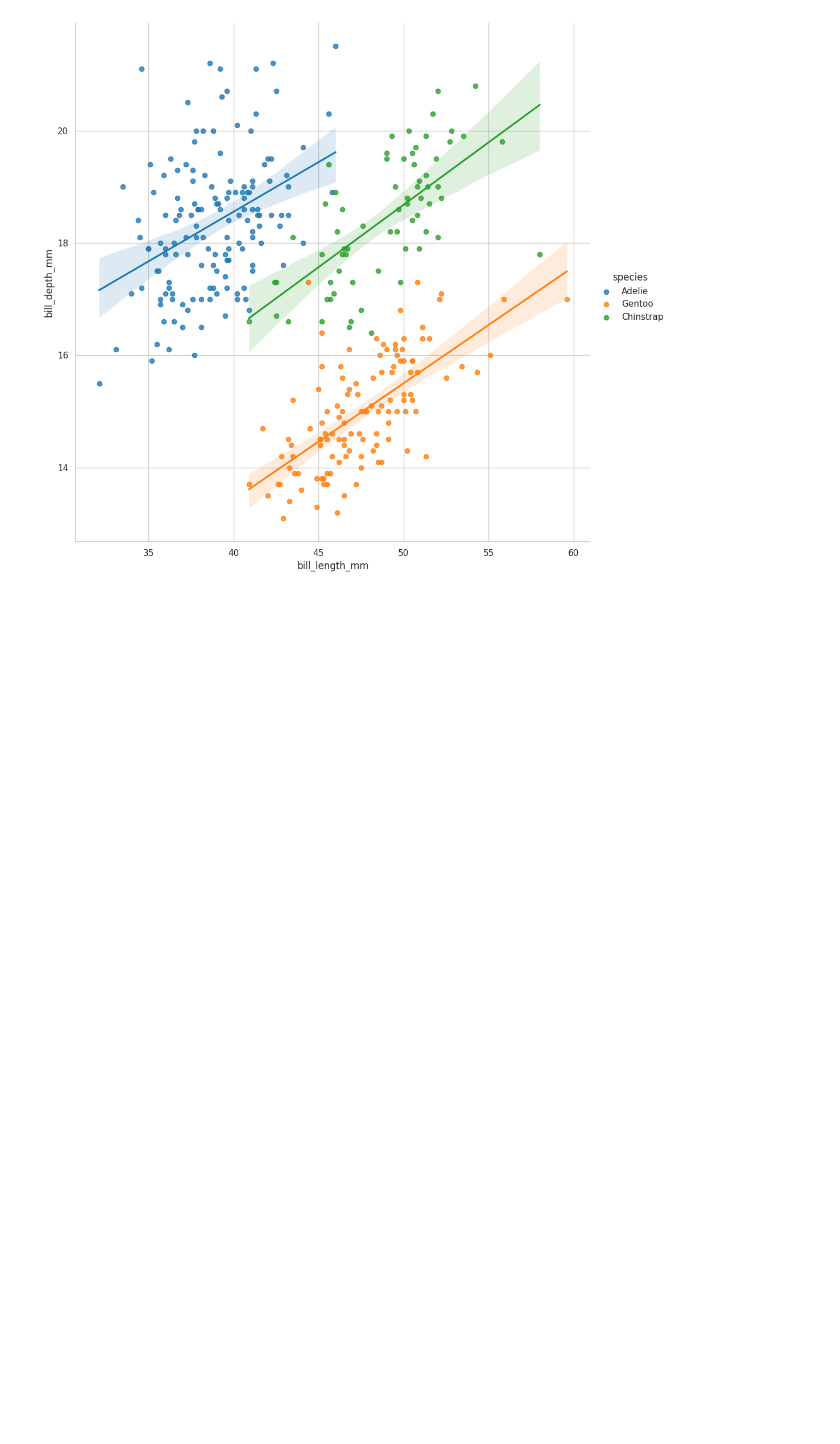
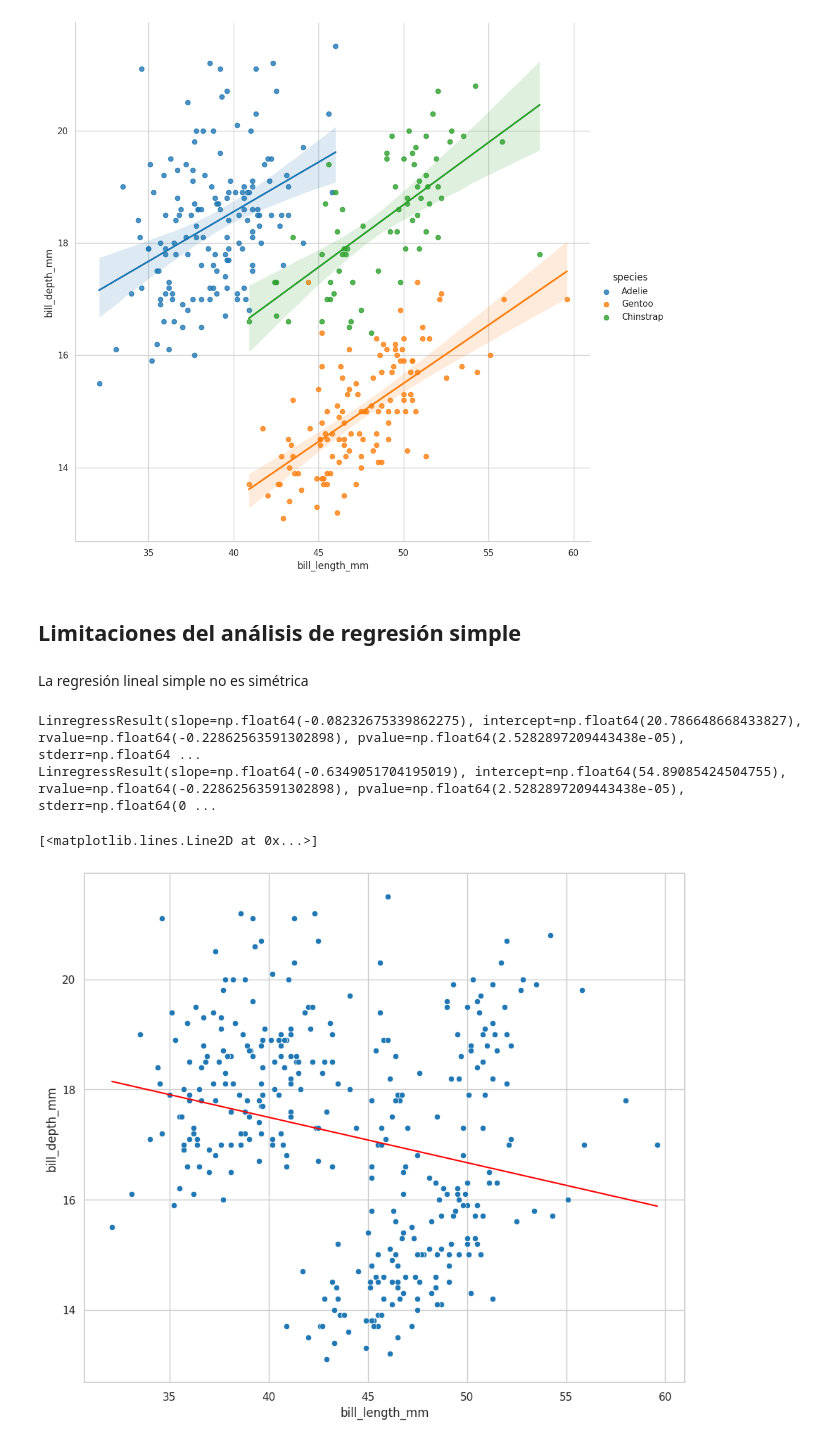
Before and after one commit to gabguagon/Py-EDA-penguins, a Jupyter notebook: penguins.ipynb, the cells around one changed output. Cells and saved outputs as stored; diff of their text form; code cells hidden in the pictures; blank space fills up the shorter version.

Commit message:
Limitaciones del análisis de regresión simple

```diff
--- a/penguins.ipynb
+++ b/penguins.ipynb
@@ -1408,3 +1408,32 @@ sns.lmplot(
 # %% [output]
 <seaborn.axisgrid.FacetGrid at 0x...>
 [figure]
+# %% [markdown]
+## Limitaciones del análisis de regresión simple
+# %% [markdown]
+La regresión lineal simple no es simétrica
+# %%
+x = processed_df.bill_length_mm
+y = processed_df.bill_depth_mm
+
+res_x_y = scipy.stats.linregress(x=x, y=y)
+res_y_x = scipy.stats.linregress(x=y,y=x)
+
+print(res_x_y, res_y_x, sep="\n")
+# %% [output]
+LinregressResult(slope=np.float64(-0.08232675339862275), intercept=np.float64(20.786648668433827), rvalue=np.float64(-0.22862563591302898), pvalue=np.float64(2.5282897209443438e-05), stderr=np.float64 ...
+LinregressResult(slope=np.float64(-0.6349051704195019), intercept=np.float64(54.89085424504755), rvalue=np.float64(-0.22862563591302898), pvalue=np.float64(2.5282897209443438e-05), stderr=np.float64(0 ...
+# %%
+# Grafica X - Y
+sns.scatterplot(
+    x=x,
+    y=y
+)
+
+fx_1 = np.array([x.min(), x.max()])
+fy_1 = res_x_y.intercept + res_x_y.slope *  fx_1
+
+plt.plot(fx_1, fy_1,color='red')
+# %% [output]
+[<matplotlib.lines.Line2D at 0x...>]
+[figure, added]
```
Also changed, not shown: parts of 6 cells of this notebook.
